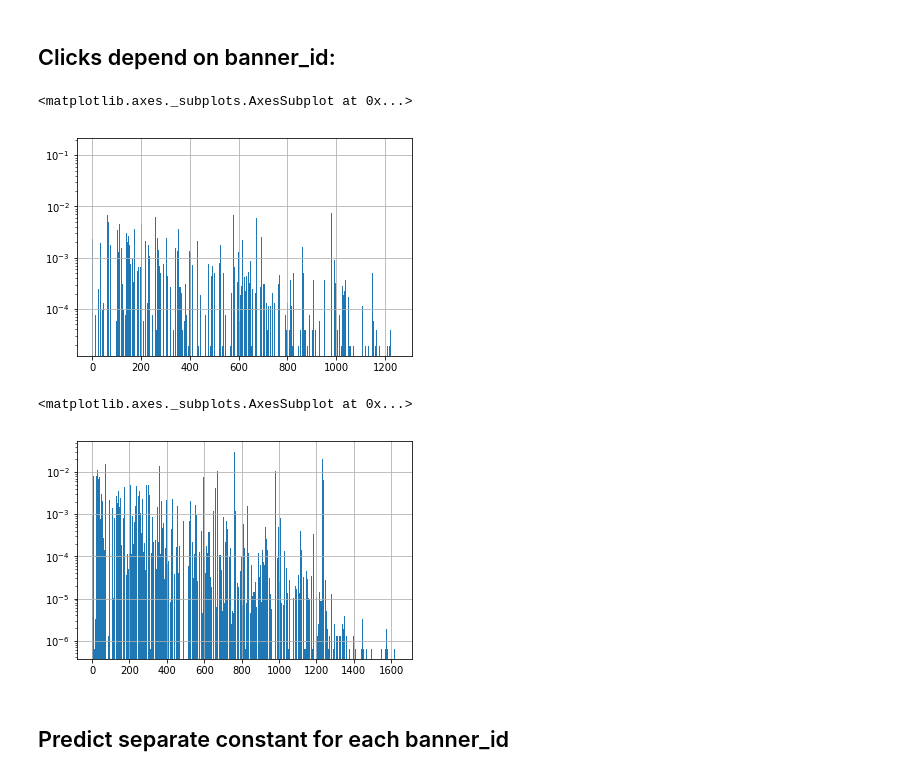
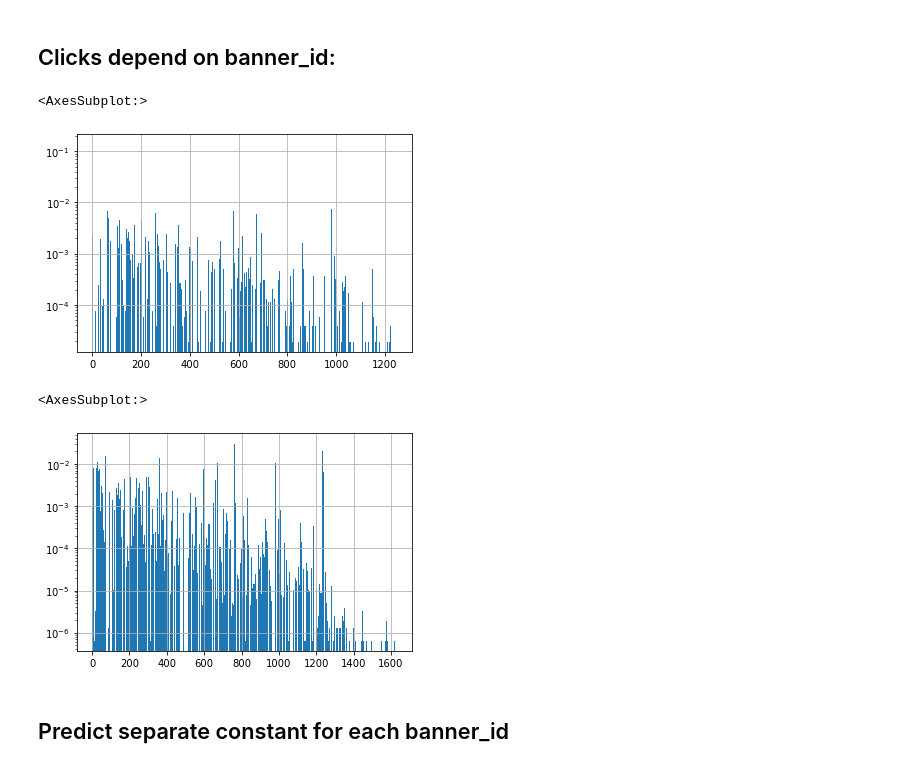
Before and after one commit to sergeyivanovgit/Recsys-course-homework, a Jupyter notebook: polievits.a/hw1/polievits_a.ipynb, the cells around one changed output. Cells and saved outputs as stored; diff of their text form; code cells hidden in the pictures.

```diff
--- a/polievits.a/hw1/polievits_a.ipynb
+++ b/polievits.a/hw1/polievits_a.ipynb
@@ -184,15 +184,15 @@ metrics.log_loss(test.clicks, [0.04180174851896744] * len(test))
 # %% [markdown]
 ## Clicks depend on banner_id:
 # %%
-dev[dev.clicks == 1].banner_id.hist(bins=1633, normed=True, log=True)
+dev[dev.clicks == 1].banner_id.hist(bins=1633, density=True, log=True)
 # %% [output]
-<matplotlib.axes._subplots.AxesSubplot at 0x...>
+<AxesSubplot:>
-[figure, old version]
+[figure, new version]
 # %%
-dev[dev.clicks == 0].banner_id.hist(bins=1633, normed=True, log=True)
+dev[dev.clicks == 0].banner_id.hist(bins=1633, density=True, log=True)
 # %% [output]
-<matplotlib.axes._subplots.AxesSubplot at 0x...>
+<AxesSubplot:>
-[figure, old version]
+[figure, new version]
 # %% [markdown]
 ## Predict separate constant for each banner_id
 # %%
```
Also changed, not shown: parts of 20 cells of this notebook.
